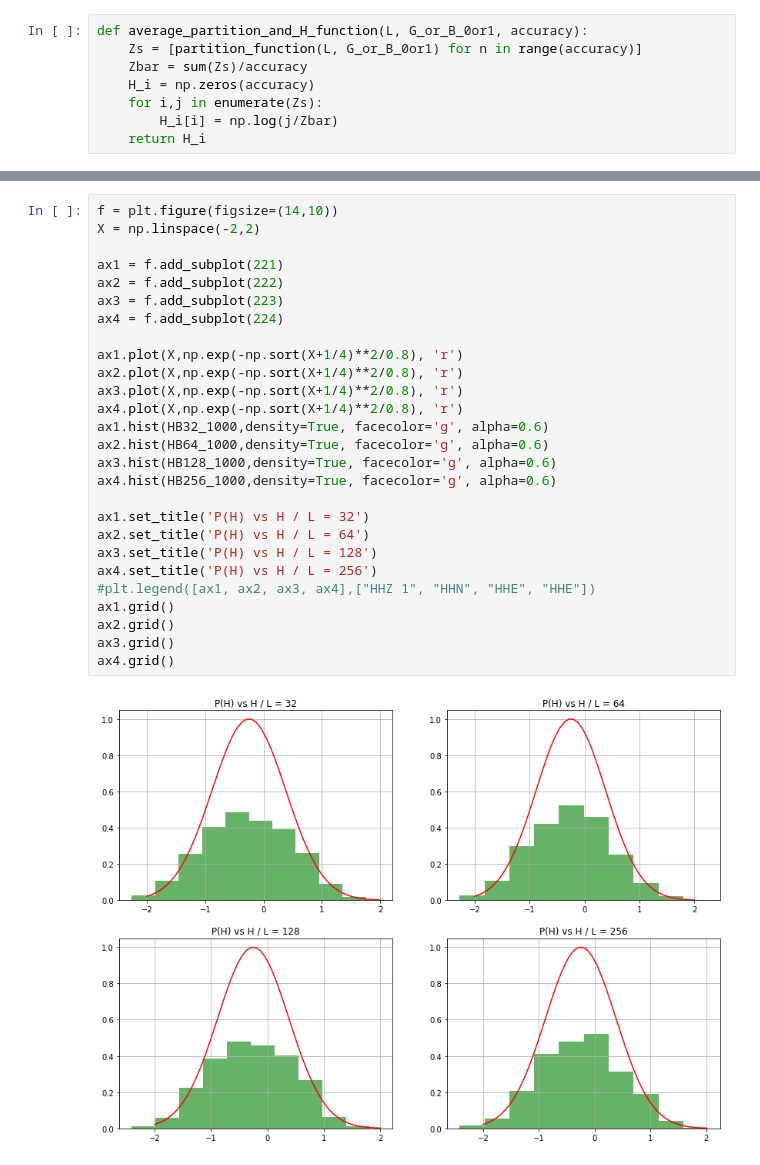
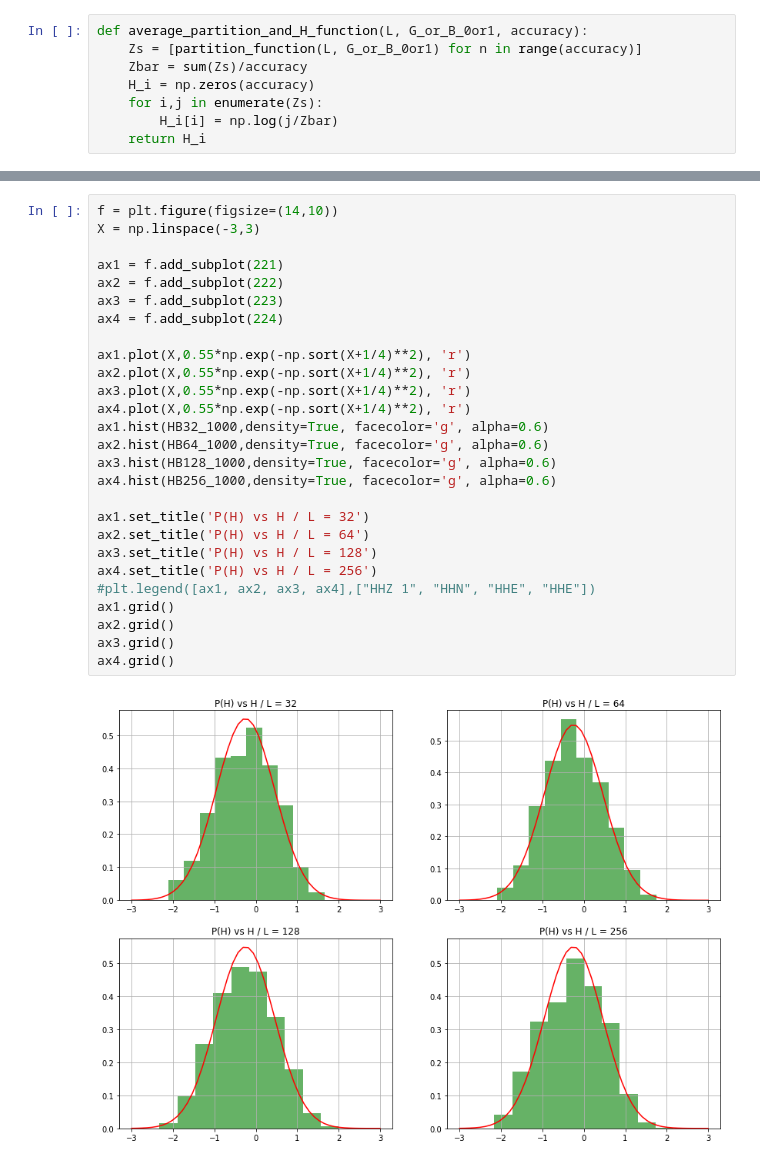
Before and after one commit to python-cbpf/kpz-FilipePhys, a Jupyter notebook: 05KPZ_FilipePhys.ipynb, the cells around one changed output, grey strips where cells are left out. Saved outputs shown, nothing was run; the diff lists cells and outputs as text.

```diff
--- a/05KPZ_FilipePhys.ipynb
+++ b/05KPZ_FilipePhys.ipynb
@@ -448,29 +454,29 @@ ax4.grid()
 # %%
 f = plt.figure(figsize=(14,10))
-X = np.linspace(-2,2)
+X = np.linspace(-3,3)
 
 ax1 = f.add_subplot(221)
 ax2 = f.add_subplot(222)
 ax3 = f.add_subplot(223)
 ax4 = f.add_subplot(224)
 
-ax1.plot(X,np.exp(-np.sort(X+1/4)**2/0.8), 'r')
-ax2.plot(X,np.exp(-np.sort(X+1/4)**2/0.8), 'r')
-ax3.plot(X,np.exp(-np.sort(X+1/4)**2/0.8), 'r')
-ax4.plot(X,np.exp(-np.sort(X+1/4)**2/0.8), 'r')
+ax1.plot(X,0.55*np.exp(-np.sort(X+1/4)**2), 'r')
+ax2.plot(X,0.55*np.exp(-np.sort(X+1/4)**2), 'r')
+ax3.plot(X,0.55*np.exp(-np.sort(X+1/4)**2), 'r')
+ax4.plot(X,0.55*np.exp(-np.sort(X+1/4)**2), 'r')
 ax1.hist(HB32_1000,density=True, facecolor='g', alpha=0.6)
 ax2.hist(HB64_1000,density=True, facecolor='g', alpha=0.6)
 ax3.hist(HB128_1000,density=True, facecolor='g', alpha=0.6)
 ax4.hist(HB256_1000,density=True, facecolor='g', alpha=0.6)
 
 ax1.set_title('P(H) vs H / L = 32')
 ax2.set_title('P(H) vs H / L = 64')
 ax3.set_title('P(H) vs H / L = 128')
 ax4.set_title('P(H) vs H / L = 256')
 #plt.legend([ax1, ax2, ax3, ax4],["HHZ 1", "HHN", "HHE", "HHE"])
 ax1.grid()
 ax2.grid()
 ax3.grid()
 ax4.grid()
 # %% [output]
-[figure, old version]
+[figure, new version]
```
Also changed, not shown: parts of 12 cells of this notebook.
